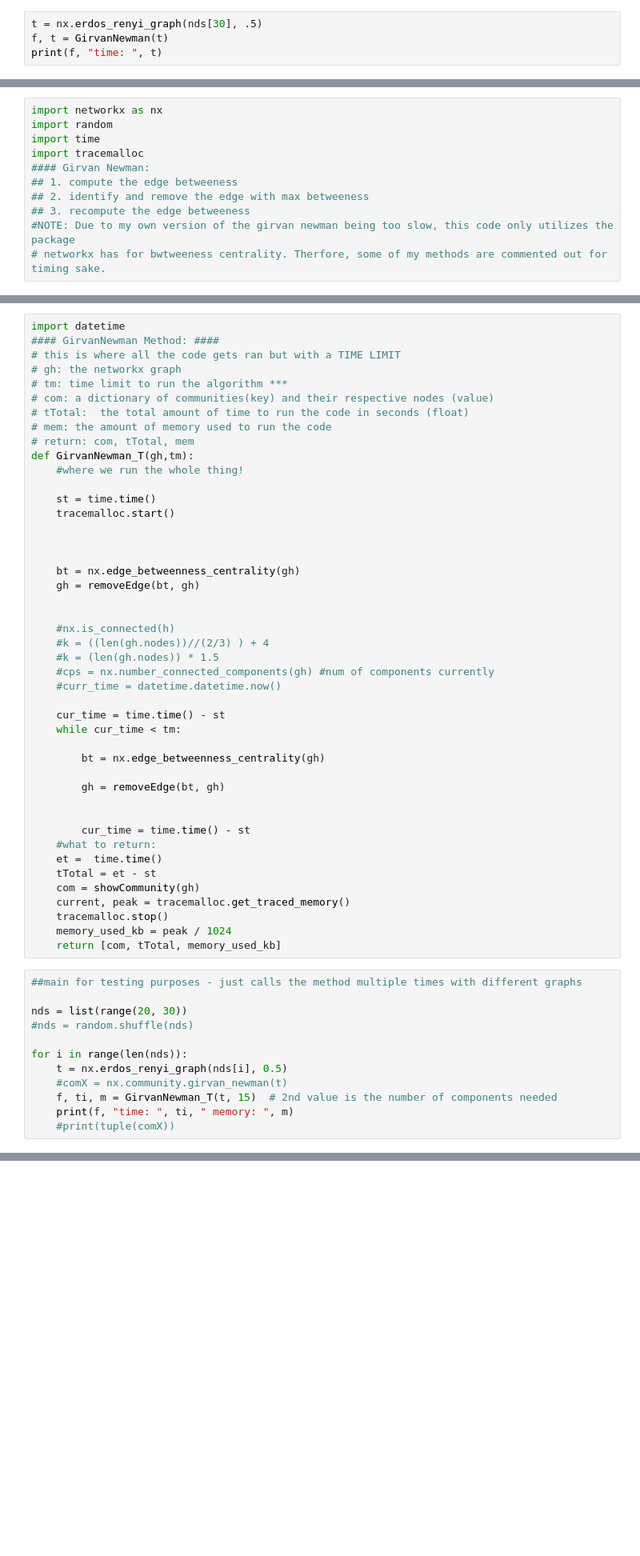
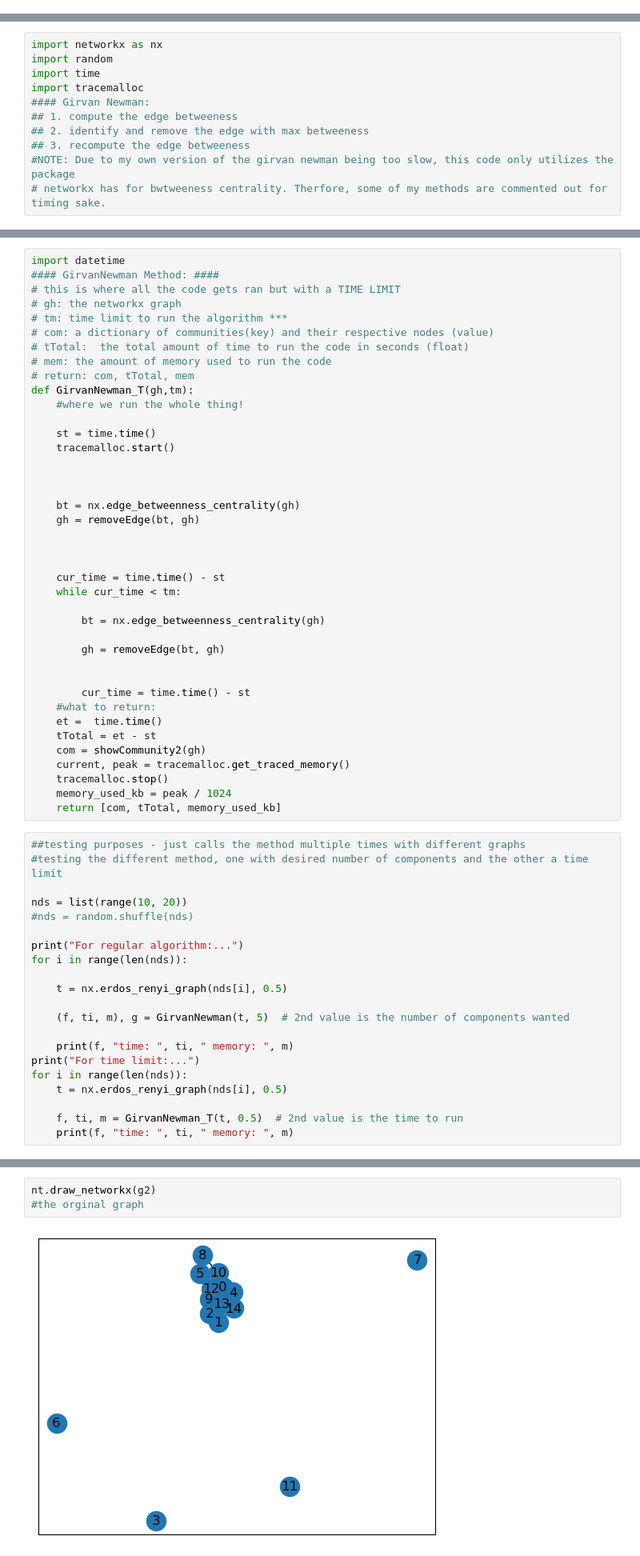
Before and after one commit to WbcEgaBn/CP307, a Jupyter notebook: GN_test.ipynb, the cells around one changed output, grey strips where cells are left out. Shown: that part at 80% size. Cells and saved outputs as stored; diff of their text form; blank space fills up the shorter version.

```diff
--- a/GN_test.ipynb
+++ b/GN_test.ipynb
@@ -253,4 +0,0 @@ for i in range(len(nds)):
-# %%
-t = nx.erdos_renyi_graph(nds[30], .5)
-f, t = GirvanNewman(t)
-print(f, "time: ", t)
@@ -387,11 +428,6 @@ def GirvanNewman_T(gh,tm):
     gh = removeEdge(bt, gh)
 
 
-    #nx.is_connected(h)
-    #k = ((len(gh.nodes))//(2/3) ) + 4
-    #k = (len(gh.nodes)) * 1.5
-    #cps = nx.number_connected_components(gh) #num of components currently
-    #curr_time = datetime.datetime.now()
 
     cur_time = time.time() - st
     while cur_time < tm:
@@ -405,21 +441,30 @@ def GirvanNewman_T(gh,tm):
     #what to return:
     et =  time.time()
     tTotal = et - st
-    com = showCommunity(gh)
+    com = showCommunity2(gh)
     current, peak = tracemalloc.get_traced_memory()
     tracemalloc.stop()
     memory_used_kb = peak / 1024
     return [com, tTotal, memory_used_kb]
 # %%
-##main for testing purposes - just calls the method multiple times with different graphs
+##testing purposes - just calls the method multiple times with different graphs
+#testing the different method, one with desired number of components and the other a time limit
 
-nds = list(range(20, 30))
+nds = list(range(10, 20))
 #nds = random.shuffle(nds)
 
+print("For regular algorithm:...")
+for i in range(len(nds)):
+
+    t = nx.erdos_renyi_graph(nds[i], 0.5)
+
+    (f, ti, m), g = GirvanNewman(t, 5)  # 2nd value is the number of components wanted
+
+    print(f, "time: ", ti, " memory: ", m)
+print("For time limit:...")
 for i in range(len(nds)):
     t = nx.erdos_renyi_graph(nds[i], 0.5)
-    #comX = nx.community.girvan_newman(t)
-    f, ti, m = GirvanNewman_T(t, 15)  # 2nd value is the number of components needed
+
+    f, ti, m = GirvanNewman_T(t, 0.5)  # 2nd value is the time to run
     print(f, "time: ", ti, " memory: ", m)
-    #print(tuple(comX))
 # %% [output]
@@ -435,0 +628,5 @@ for i in range(len(nds)):
+# %%
+nt.draw_networkx(g2)
+#the orginal graph
+# %% [output]
+[figure, added]
```
Also changed, not shown: parts of 36 cells of this notebook.
